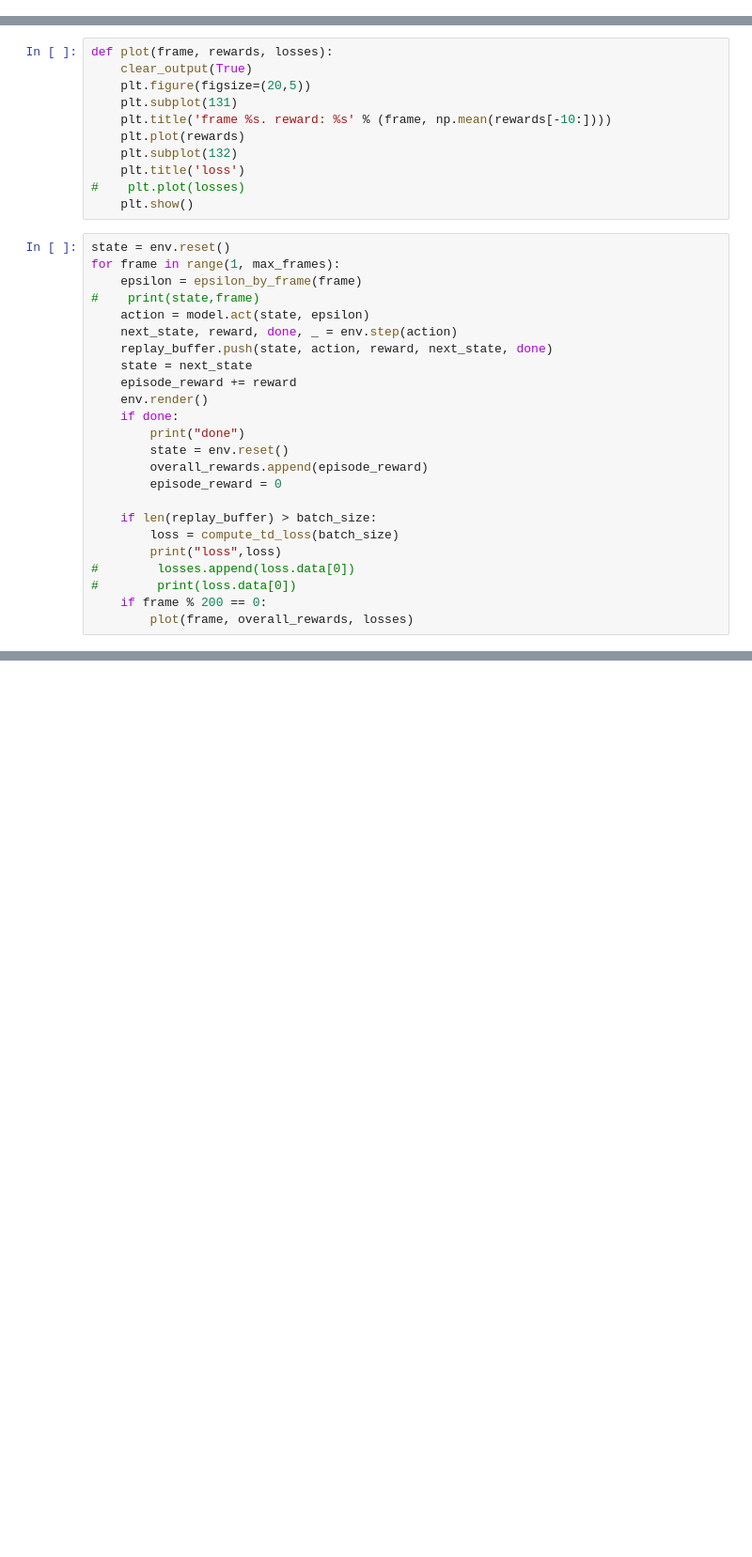
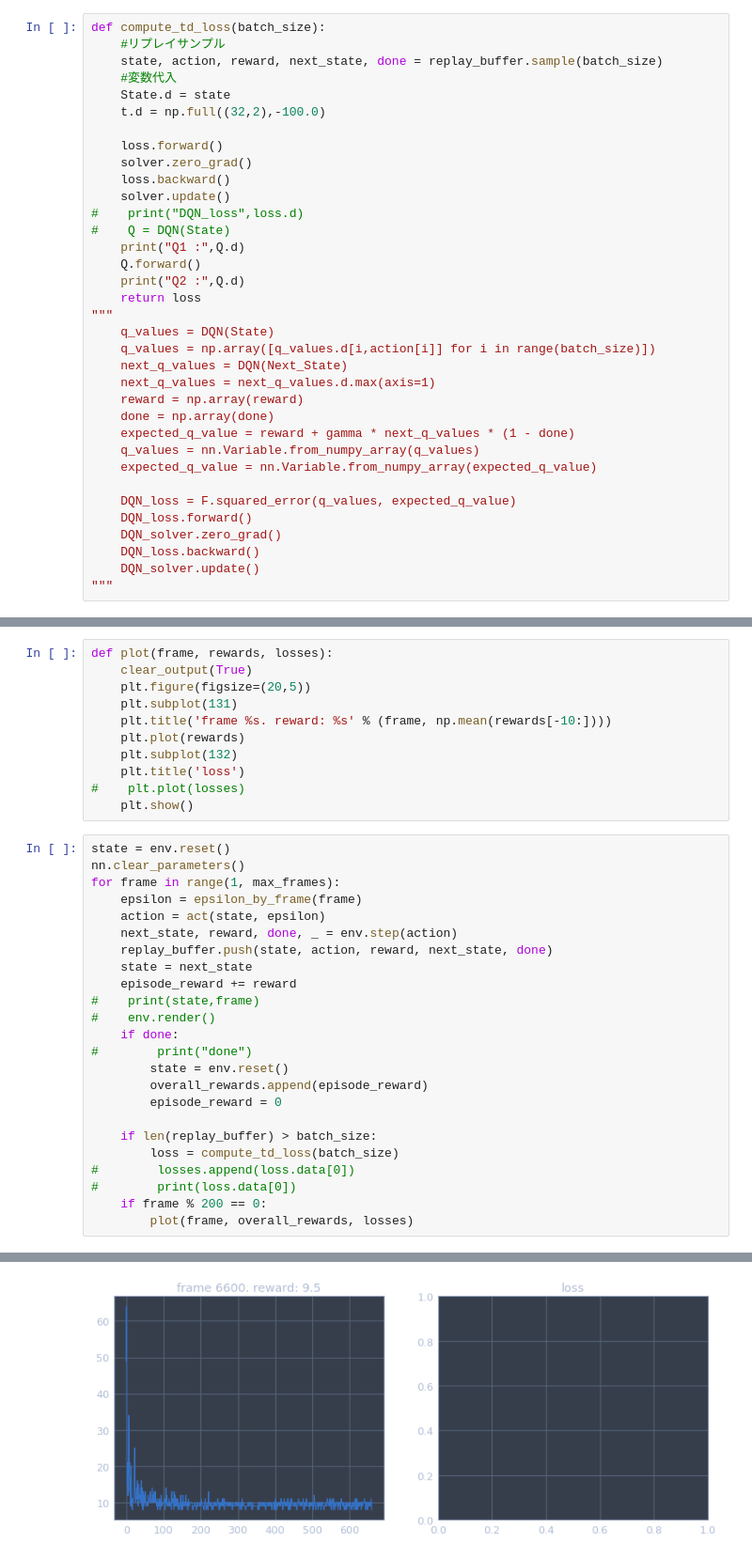
Before and after one commit to kinopiiiii/NNabla_RL, a Jupyter notebook: dqn_nnabla.ipynb, the cells around one changed output, grey strips where cells are left out. Shown at 94% size. Cells and saved outputs as stored; diff of their text form; blank space fills up the shorter version.

```diff
--- a/dqn_nnabla.ipynb
+++ b/dqn_nnabla.ipynb
@@ -135,0 +170,35 @@ def compute_td_loss(batch_size):
+# %%
+def compute_td_loss(batch_size):
+    #リプレイサンプル
+    state, action, reward, next_state, done = replay_buffer.sample(batch_size)
+    #変数代入
+    State.d = state
+    t.d = np.full((32,2),-100.0)
+
+    loss.forward()
+    solver.zero_grad()
+    loss.backward()
+    solver.update()
+#    print("DQN_loss",loss.d)
+#    Q = DQN(State)
+    print("Q1 :",Q.d)
+    Q.forward()
+    print("Q2 :",Q.d)
+    return loss
+"""
+    q_values = DQN(State)
+    q_values = np.array([q_values.d[i,action[i]] for i in range(batch_size)])
+    next_q_values = DQN(Next_State)
+    next_q_values = next_q_values.d.max(axis=1)
+    reward = np.array(reward)
+    done = np.array(done)
+    expected_q_value = reward + gamma * next_q_values * (1 - done)
+    q_values = nn.Variable.from_numpy_array(q_values)
+    expected_q_value = nn.Variable.from_numpy_array(expected_q_value)
+
+    DQN_loss = F.squared_error(q_values, expected_q_value)
+    DQN_loss.forward()
+    DQN_solver.zero_grad()
+    DQN_loss.backward()
+    DQN_solver.update()
+"""
@@ -146,24 +217,24 @@ def plot(frame, rewards, losses):
     plt.show()
 # %%
 state = env.reset()
+nn.clear_parameters()
 for frame in range(1, max_frames):
     epsilon = epsilon_by_frame(frame)
-#    print(state,frame)
-    action = model.act(state, epsilon)
+    action = act(state, epsilon)
     next_state, reward, done, _ = env.step(action)
     replay_buffer.push(state, action, reward, next_state, done)
     state = next_state
     episode_reward += reward
-    env.render()
+#    print(state,frame)
+#    env.render()
     if done:
-        print("done")
+#        print("done")
         state = env.reset()
         overall_rewards.append(episode_reward)
         episode_reward = 0
 
     if len(replay_buffer) > batch_size:
         loss = compute_td_loss(batch_size)
-        print("loss",loss)
 #        losses.append(loss.data[0])
 #        print(loss.data[0])
     if frame % 200 == 0:
@@ -176,0 +243 @@ AssertionError: 43 (<class 'numpy.int64'>) invalid
+[figure, added]
```
Also changed, not shown: parts of 20 cells of this notebook.
